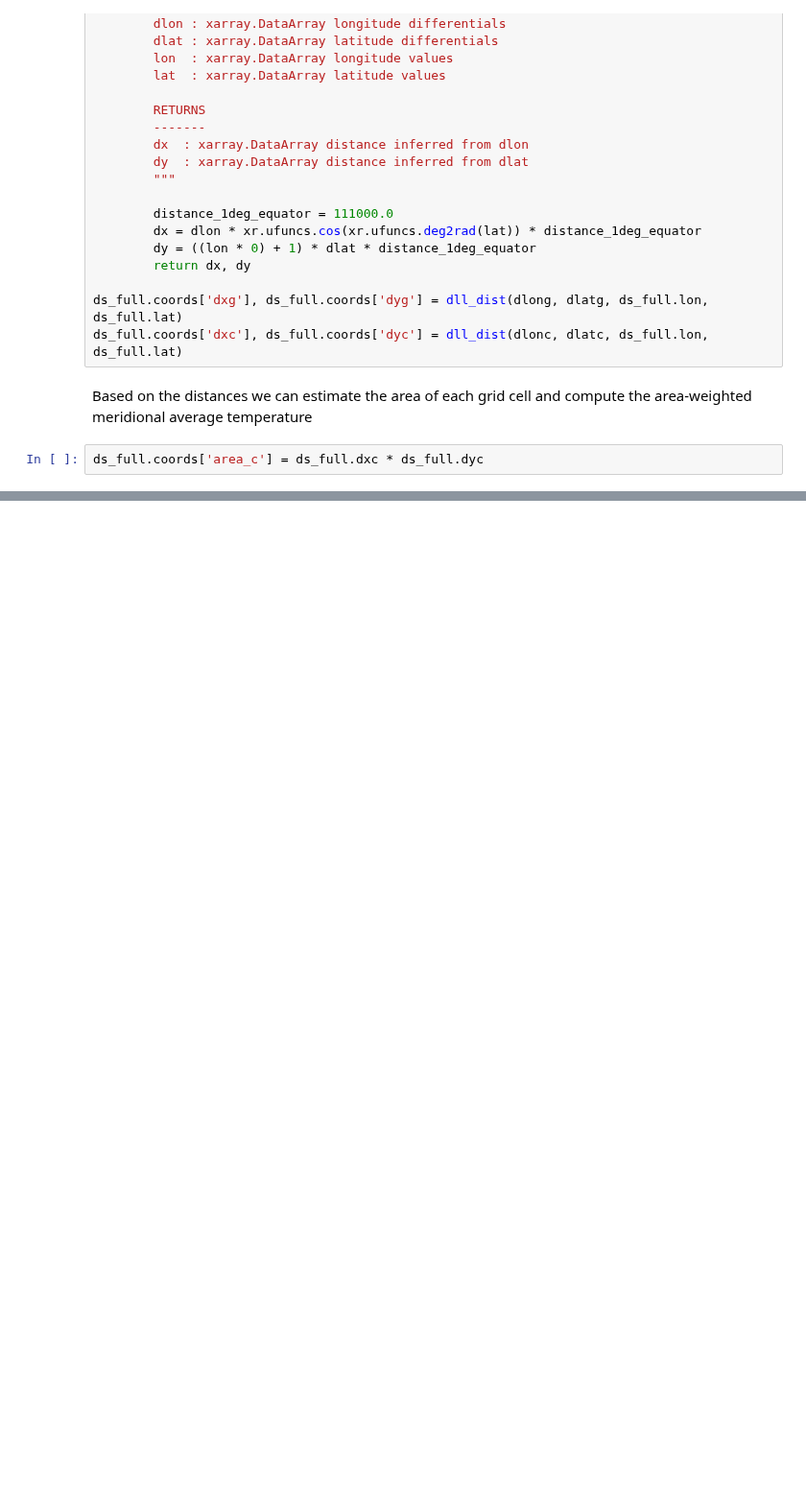
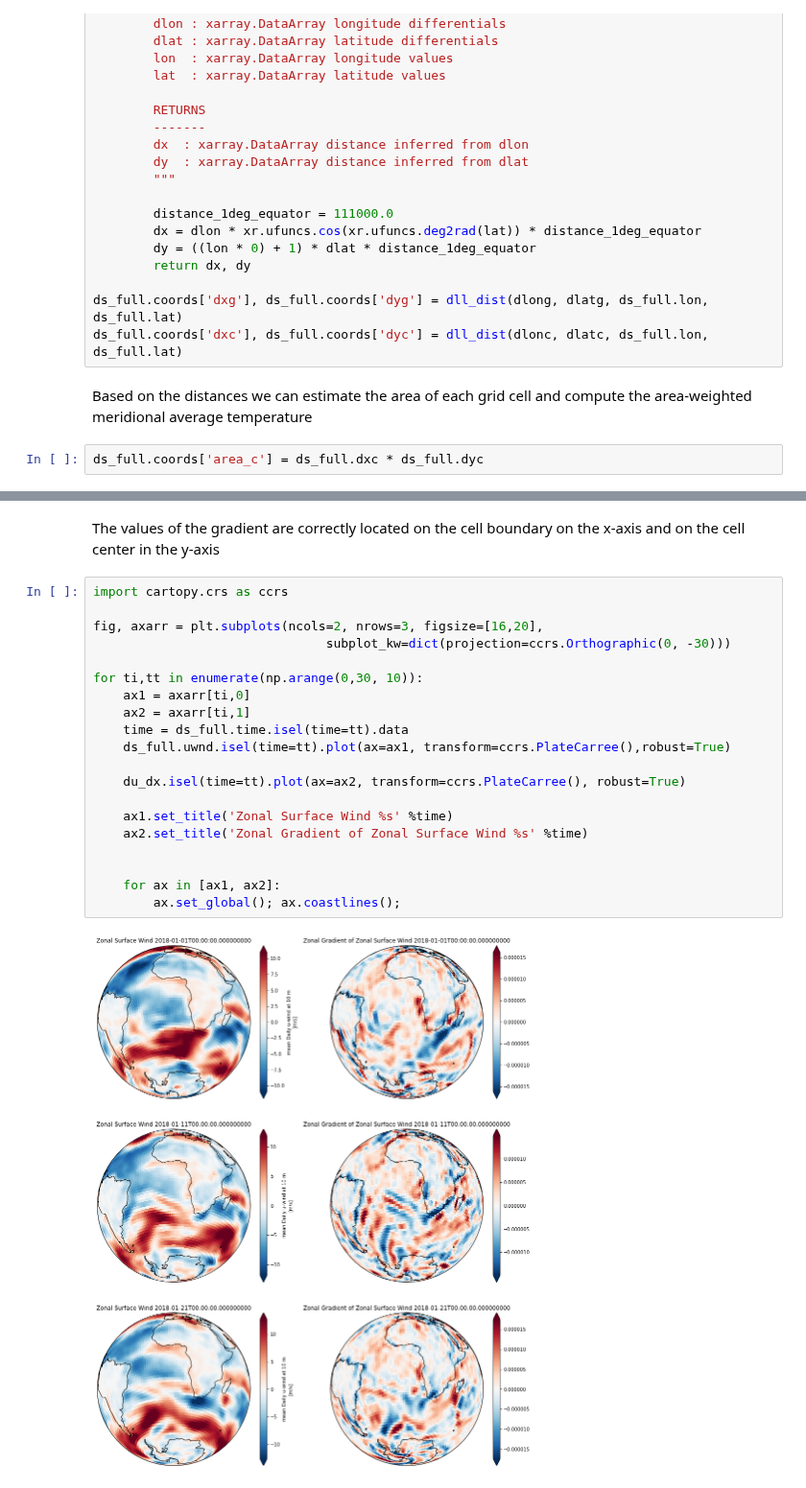
Before and after one commit to xgcm/xgcm, a Jupyter notebook: doc/autogenerate_examples.ipynb, the cells around one changed output, grey strips where cells are left out. Shown at 96% size. Cells and saved outputs as stored; diff of their text form; blank space fills up the shorter version.

```diff
--- a/doc/autogenerate_examples.ipynb
+++ b/doc/autogenerate_examples.ipynb
@@ -234 +254,25 @@ du_dx = grid.diff(ds_full.uwnd, 'X') / ds_full.dxg
+# %% [markdown]
+The values of the gradient are correctly located on the cell boundary on the x-axis and on the cell center in the y-axis
+# %%
+import cartopy.crs as ccrs
+
+fig, axarr = plt.subplots(ncols=2, nrows=3, figsize=[16,20],
+                               subplot_kw=dict(projection=ccrs.Orthographic(0, -30)))
+
+for ti,tt in enumerate(np.arange(0,30, 10)):
+    ax1 = axarr[ti,0]
+    ax2 = axarr[ti,1]
+    time = ds_full.time.isel(time=tt).data
+    ds_full.uwnd.isel(time=tt).plot(ax=ax1, transform=ccrs.PlateCarree(),robust=True)
+
+    du_dx.isel(time=tt).plot(ax=ax2, transform=ccrs.PlateCarree(), robust=True)
+
+    ax1.set_title('Zonal Surface Wind %s' %time)
+    ax2.set_title('Zonal Gradient of Zonal Surface Wind %s' %time)
+
+
+    for ax in [ax1, ax2]:
+        ax.set_global(); ax.coastlines();
+# %% [output]
+[figure, added]
 # %% [markdown]
```
Also changed, not shown: parts of 20 cells of this notebook, 2 other files.
